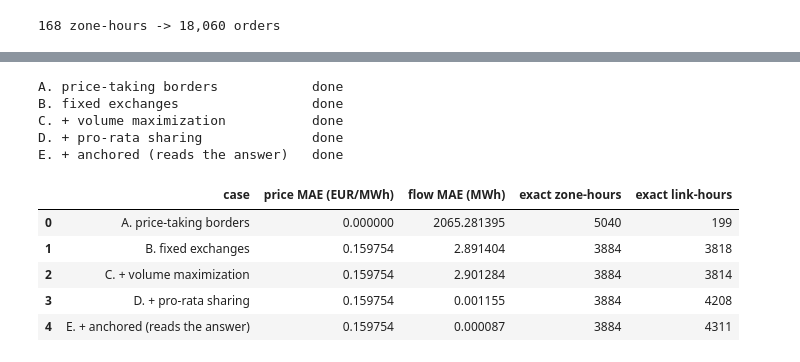
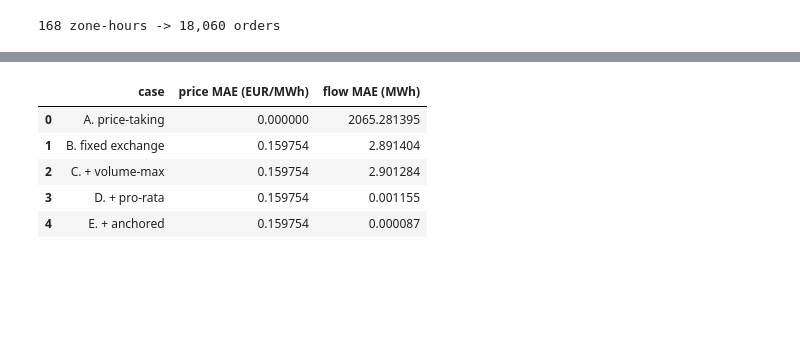
Before and after one commit to rebase-energy/OpenEUPHEMIA, a Jupyter notebook: examples/italy_april_2025.ipynb, the cells around one changed output, grey strips where cells are left out. Saved outputs shown, nothing was run; the diff lists cells and outputs as text; code cells hidden in the pictures; blank space fills up the shorter version.

```diff
--- a/examples/italy_april_2025.ipynb
+++ b/examples/italy_april_2025.ipynb
@@ -310,13 +147,0 @@ Pass one to `clear()` and the market is otherwise unchanged:
-# %%
-for rule in ["volume-max", "pro-rata"]:
-    result = italian_market(DAY)                     # same market...
-    for row in rows_for_day(published_exchanges, DAY).itertuples():
-        result.add_flow_boundary(
-            id=f"exchange_{row.zone}_{row.external_zone}_{row.period}",
-            period=row.period, zone=row.zone,
-            external_zone=row.external_zone, quantity_mwh=row.exchange_mwh,
-        )
-    cleared = result.clear(flow_selection=rule)       # ...one extra stage
-    stats = summarize_flow_comparison(
-        compare_flows(cleared.flows, published_flows, delivery_day=DAY))
-    print(f"{rule:<12} flow MAE {stats['flow_mae_mwh']:.4f} MWh")
@@ -344,57 +167,41 @@ pro-rata     flow MAE 0.0008 MWh
 # %%
-from openeuphemia.areas.italy import delivery_days, replicate_italy_day
+from openeuphemia.areas.italy import delivery_days, replicate_italy_day, summarize_flow_comparison
 
 CASES = [
-    ("A. price-taking borders", "prices", None),
-    ("B. fixed exchanges", "exchanges", None),
-    ("C. + volume maximization", "exchanges", "volume-max"),
-    ("D. + pro-rata sharing", "exchanges", "pro-rata"),
-    ("E. + anchored (reads the answer)", "exchanges", "anchored"),
+    ("A. price-taking", "prices", None),
+    ("B. fixed exchange", "exchanges", None),
+    ("C. + volume-max", "exchanges", "volume-max"),
+    ("D. + pro-rata", "exchanges", "pro-rata"),
+    ("E. + anchored", "exchanges", "anchored"),
 ]
-
 inputs = dict(
-    bid_curves=bid_curves,
-    transfer_capacities=transfer_capacities,
-    published_prices=published_prices,
-    published_flows=published_flows,
+    bid_curves=bid_curves, transfer_capacities=transfer_capacities,
+    published_prices=published_prices, published_flows=published_flows,
     published_exchanges=published_exchanges,
 )
 days = delivery_days(bid_curves)
 
 price_errors, flow_errors, overview = {}, {}, []
 for name, boundary, rule in CASES:
     results = [
-        replicate_italy_day(
-            delivery_day=day, boundary=boundary, flow_selection=rule, **inputs
-        )
+        replicate_italy_day(delivery_day=day, boundary=boundary, flow_selection=rule, **inputs)
         for day in days
     ]
     prices = pd.concat([r.price_comparison for r in results], ignore_index=True)
     flows = pd.concat([r.flow_comparison for r in results], ignore_index=True)
     price_errors[name], flow_errors[name] = prices, flows
-    overview.append(
-        {
-            "case": name,
-            "price MAE (EUR/MWh)": summarize_price_comparison(prices)["price_mae_eur_per_mwh"],
-            "flow MAE (MWh)": summarize_flow_comparison(flows)["flow_mae_mwh"],
-            "exact zone-hours": summarize_price_comparison(prices)["exact_rows"],
-            "exact link-hours": summarize_flow_comparison(flows)["exact_flow_rows"],
-        }
-    )
-    print(f"{name:<34} done")
+    overview.append({
+        "case": name,
+        "price MAE (EUR/MWh)": summarize_price_comparison(prices)["price_mae_eur_per_mwh"],
+        "flow MAE (MWh)": summarize_flow_comparison(flows)["flow_mae_mwh"],
+    })
 
-overview = pd.DataFrame(overview)
-overview
+pd.DataFrame(overview)
 # %% [output]
-A. price-taking borders            done
-B. fixed exchanges                 done
-C. + volume maximization           done
-D. + pro-rata sharing              done
-E. + anchored (reads the answer)   done
-|  | case | price MAE (EUR/MWh) | flow MAE (MWh) | exact zone-hours | exact link-hours |
-| 0 | A. price-taking borders | 0.000000 | 2065.281395 | 5040 | 199 |
-| 1 | B. fixed exchanges | 0.159754 | 2.891404 | 3884 | 3818 |
-| 2 | C. + volume maximization | 0.159754 | 2.901284 | 3884 | 3814 |
-| 3 | D. + pro-rata sharing | 0.159754 | 0.001155 | 3884 | 4208 |
-| 4 | E. + anchored (reads the answer) | 0.159754 | 0.000087 | 3884 | 4311 |
+|  | case | price MAE (EUR/MWh) | flow MAE (MWh) |
+| 0 | A. price-taking | 0.000000 | 2065.281395 |
+| 1 | B. fixed exchange | 0.159754 | 2.891404 |
+| 2 | C. + volume-max | 0.159754 | 2.901284 |
+| 3 | D. + pro-rata | 0.159754 | 0.001155 |
+| 4 | E. + anchored | 0.159754 | 0.000087 |
 # %% [markdown]
```
Also changed, not shown: parts of 26 cells of this notebook.
